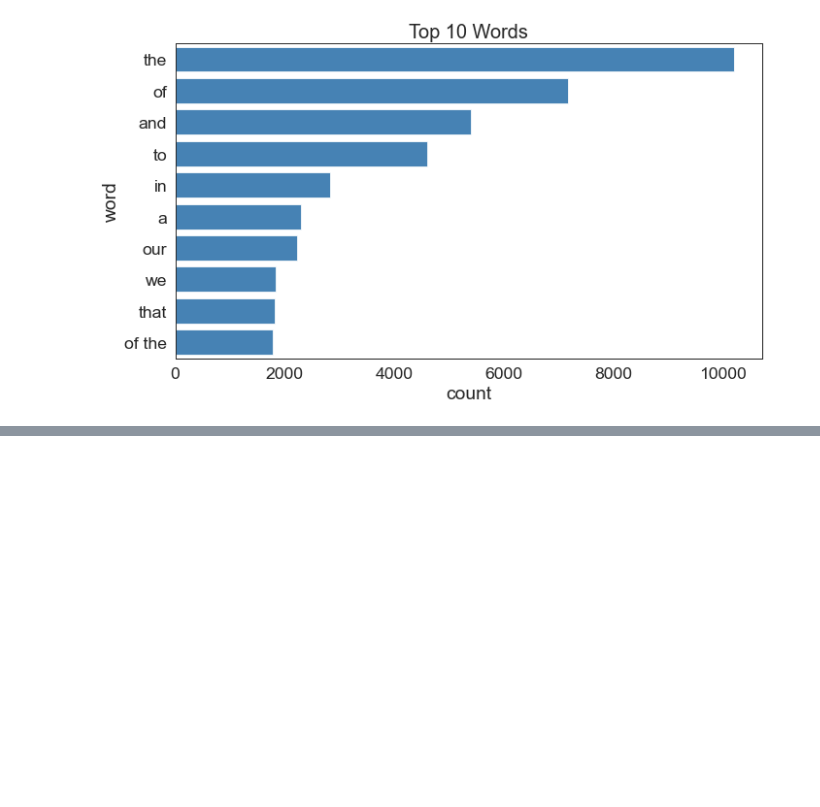
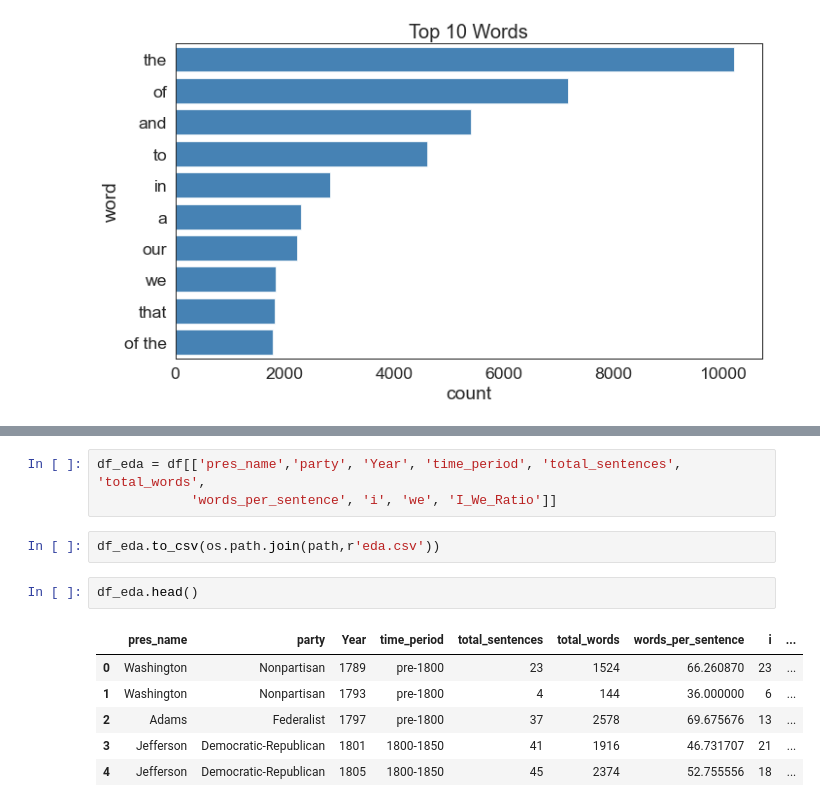
Before and after one commit to andrewdouglassmith1/NLP_Inaugural_Addresses, a Jupyter notebook: Code/02_EDA_Analysis.ipynb, the cells around one changed output, grey strips where cells are left out. Drawn from its saved outputs; the diff is of its cells as text; blank space fills up the shorter version.

Commit message:
viz and send to csv for tableau viz

```diff
--- a/Code/02_EDA_Analysis.ipynb
+++ b/Code/02_EDA_Analysis.ipynb
@@ -202,0 +216,14 @@ plt.tight_layout()
+# %%
+df_eda = df[['pres_name','party', 'Year', 'time_period', 'total_sentences', 'total_words',
+            'words_per_sentence', 'i', 'we', 'I_We_Ratio']]
+# %%
+df_eda.to_csv(os.path.join(path,r'eda.csv'))
+# %%
+df_eda.head()
+# %% [output]
+|  | pres_name | party | Year | time_period | total_sentences | total_words | words_per_sentence | i | ... |
+| 0 | Washington | Nonpartisan | 1789 | pre-1800 | 23 | 1524 | 66.260870 | 23 | ... |
+| 1 | Washington | Nonpartisan | 1793 | pre-1800 | 4 | 144 | 36.000000 | 6 | ... |
+| 2 | Adams | Federalist | 1797 | pre-1800 | 37 | 2578 | 69.675676 | 13 | ... |
+| 3 | Jefferson | Democratic-Republican | 1801 | 1800-1850 | 41 | 1916 | 46.731707 | 21 | ... |
+| 4 | Jefferson | Democratic-Republican | 1805 | 1800-1850 | 45 | 2374 | 52.755556 | 18 | ... |
```
Also changed, not shown: parts of 11 cells of this notebook, 1 other file.
